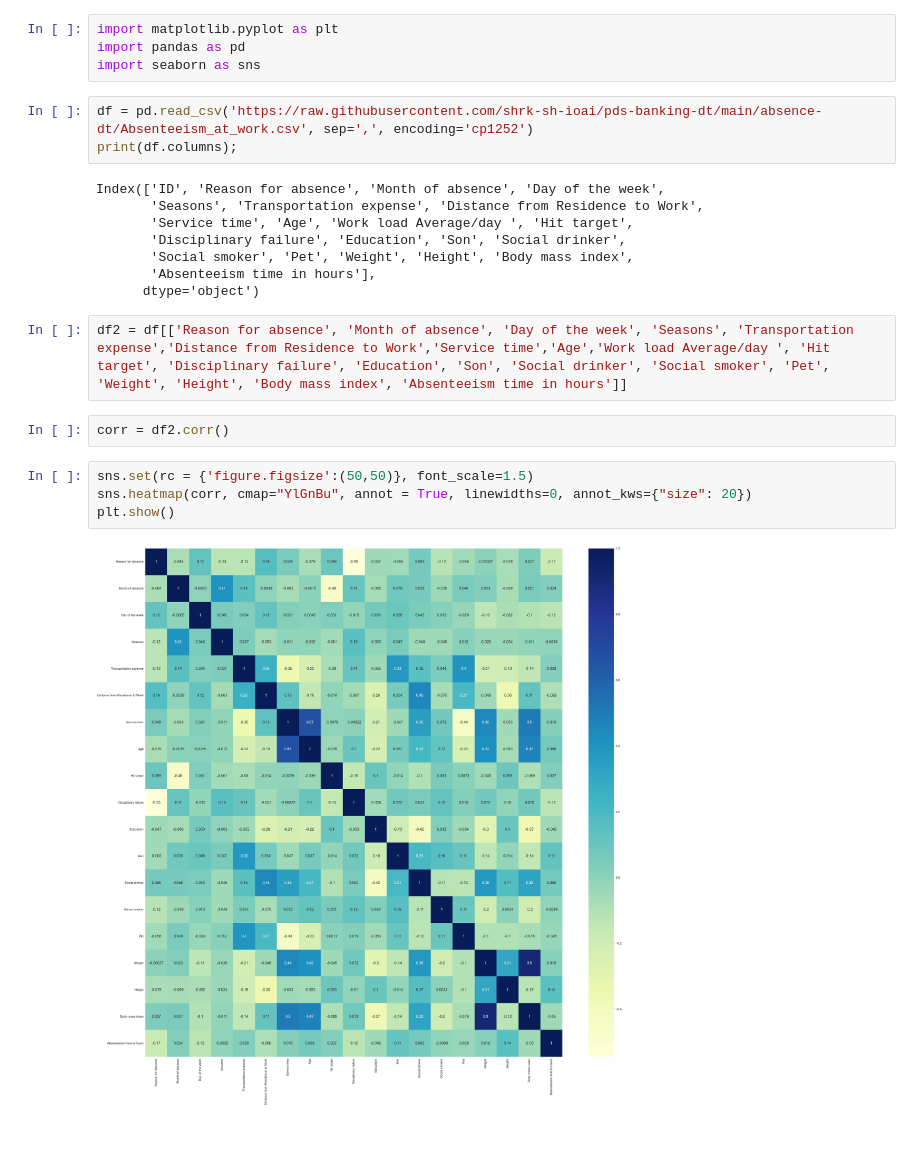
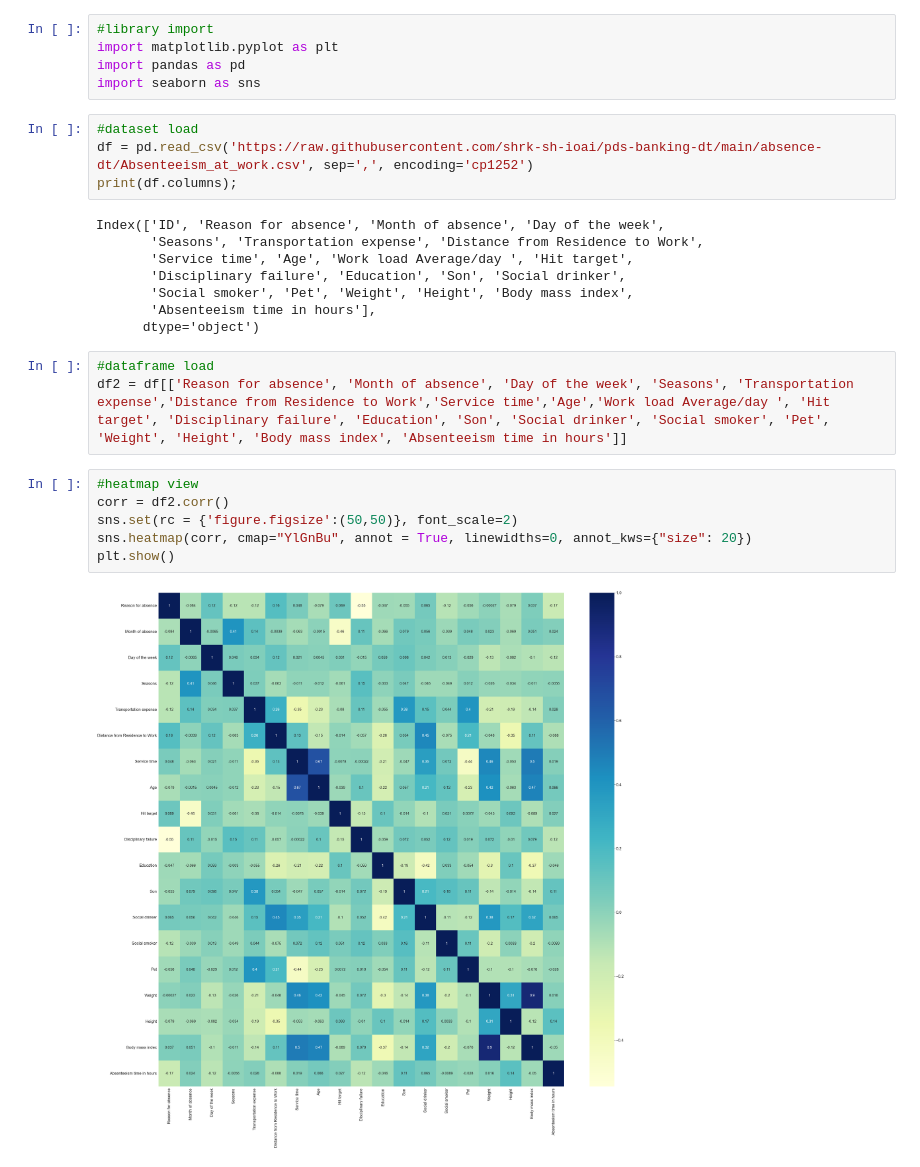
Before and after one commit to William-Surya-Wijaya/pds-banking-dt, a Jupyter notebook: tugas-absence/Untitled.ipynb, the cells around one changed output. Drawn from its saved outputs; the diff is of its cells as text; blank space fills up the shorter version.

```diff
--- a/tugas-absence/Untitled.ipynb
+++ b/tugas-absence/Untitled.ipynb
@@ -1,8 +1,10 @@
 # %%
+#library import
 import matplotlib.pyplot as plt
 import pandas as pd
 import seaborn as sns
 # %%
+#dataset load
 df = pd.read_csv('https://raw.githubusercontent.com/shrk-sh-ioai/pds-banking-dt/main/absence-dt/Absenteeism_at_work.csv', sep=',', encoding='cp1252')
 print(df.columns);
 # %% [output]
@@ -14,12 +16,13 @@ Index(['ID', 'Reason for absence', 'Month of absence', 'Day of the week',
        'Absenteeism time in hours'],
       dtype='object')
 # %%
+#dataframe load
 df2 = df[['Reason for absence', 'Month of absence', 'Day of the week', 'Seasons', 'Transportation expense','Distance from Residence to Work','Service time','Age','Work load Average/day ', 'Hit target', 'Disciplinary failure', 'Education', 'Son', 'Social drinker', 'Social smoker', 'Pet', 'Weight', 'Height', 'Body mass index', 'Absenteeism time in hours']]
-# %%
-corr = df2.corr()
 # %%
-sns.set(rc = {'figure.figsize':(50,50)}, font_scale=1.5)
+#heatmap view
+corr = df2.corr()
+sns.set(rc = {'figure.figsize':(50,50)}, font_scale=2)
 sns.heatmap(corr, cmap="YlGnBu", annot = True, linewidths=0, annot_kws={"size": 20})
 plt.show()
 # %% [output]
-[figure, old version]
+[figure, new version]
```
